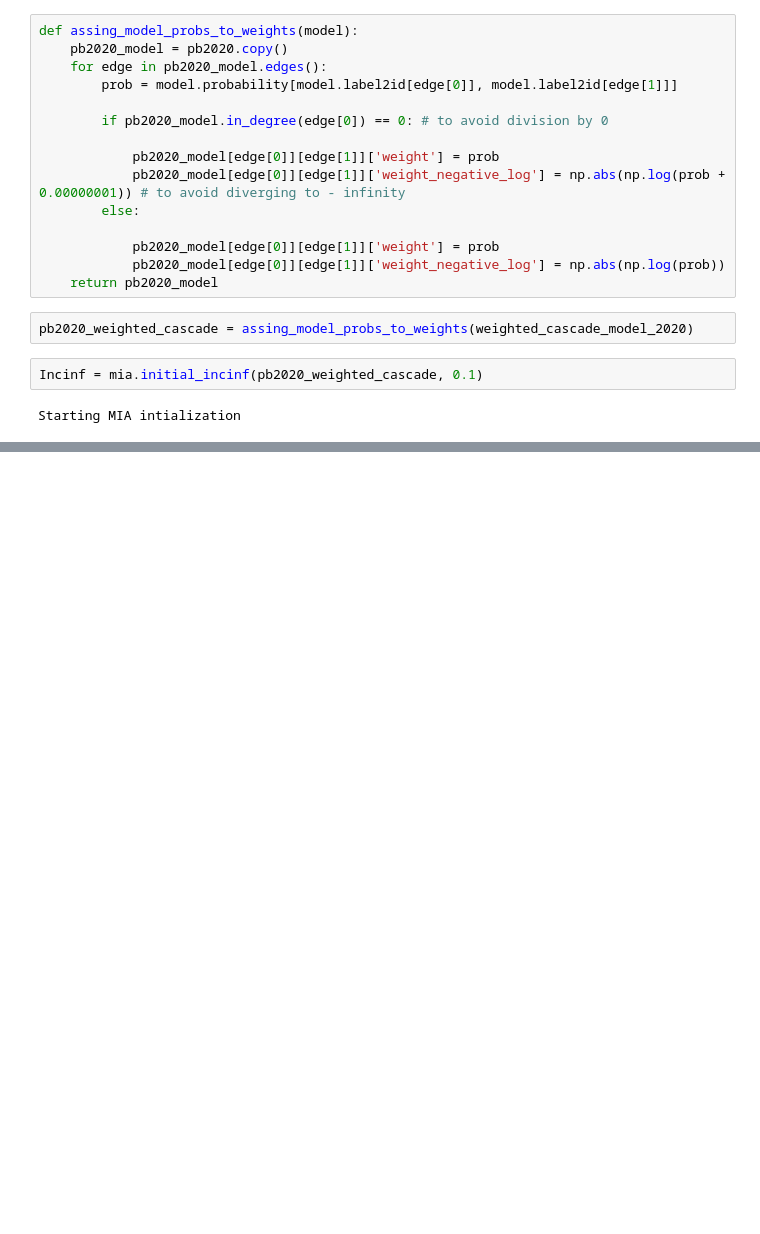
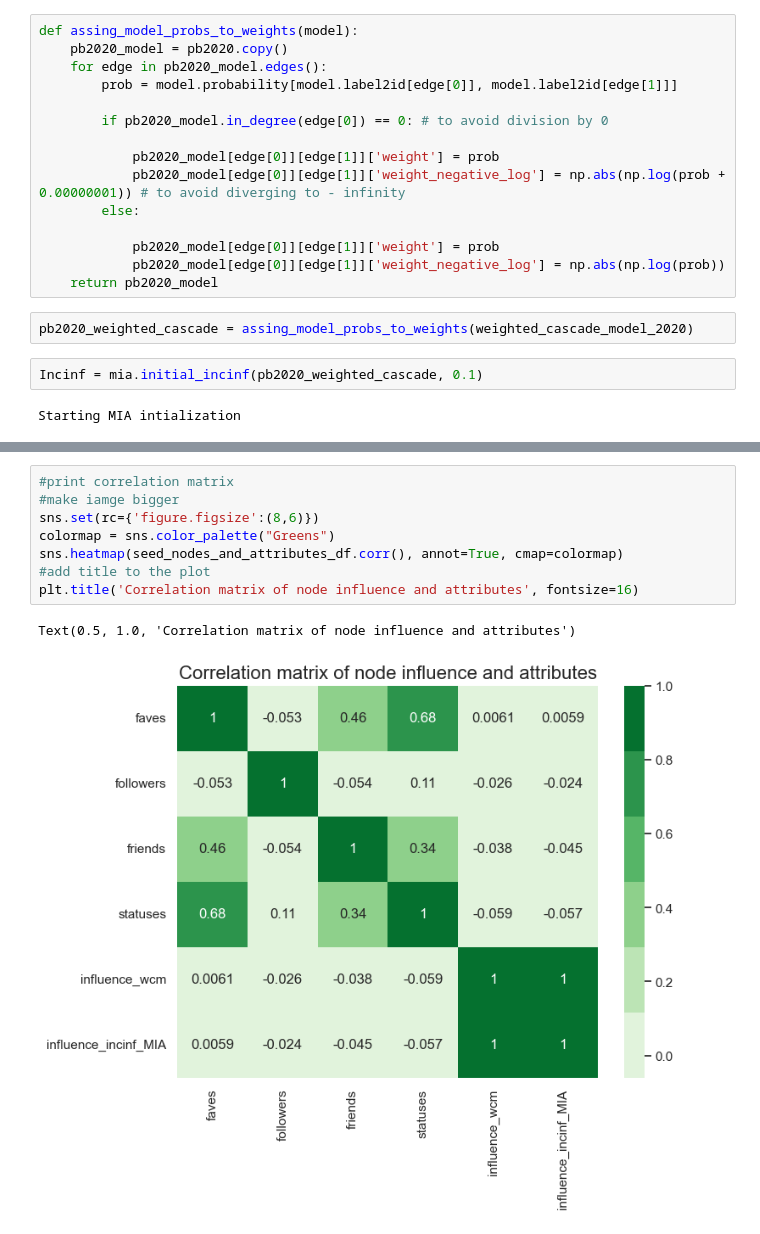
Before and after one commit to davidguzmanp/Influence-Maximization-in-Twitter-as-a-Social-Network-Graph, a Jupyter notebook: David/top_influencer_correlations.ipynb, the cells around one changed output, grey strips where cells are left out. Drawn from its saved outputs; the diff is of its cells as text; blank space fills up the shorter version.

```diff
--- a/David/top_influencer_correlations.ipynb
+++ b/David/top_influencer_correlations.ipynb
@@ -223,0 +273,11 @@ seed_nodes_df.corr()
+# %%
+#print correlation matrix
+#make iamge bigger
+sns.set(rc={'figure.figsize':(8,6)})
+colormap = sns.color_palette("Greens")
+sns.heatmap(seed_nodes_and_attributes_df.corr(), annot=True, cmap=colormap)
+#add title to the plot
+plt.title('Correlation matrix of node influence and attributes', fontsize=16)
+# %% [output]
+Text(0.5, 1.0, 'Correlation matrix of node influence and attributes')
+[figure, added]
```
Also changed, not shown: parts of 30 cells of this notebook, 11 other files.
